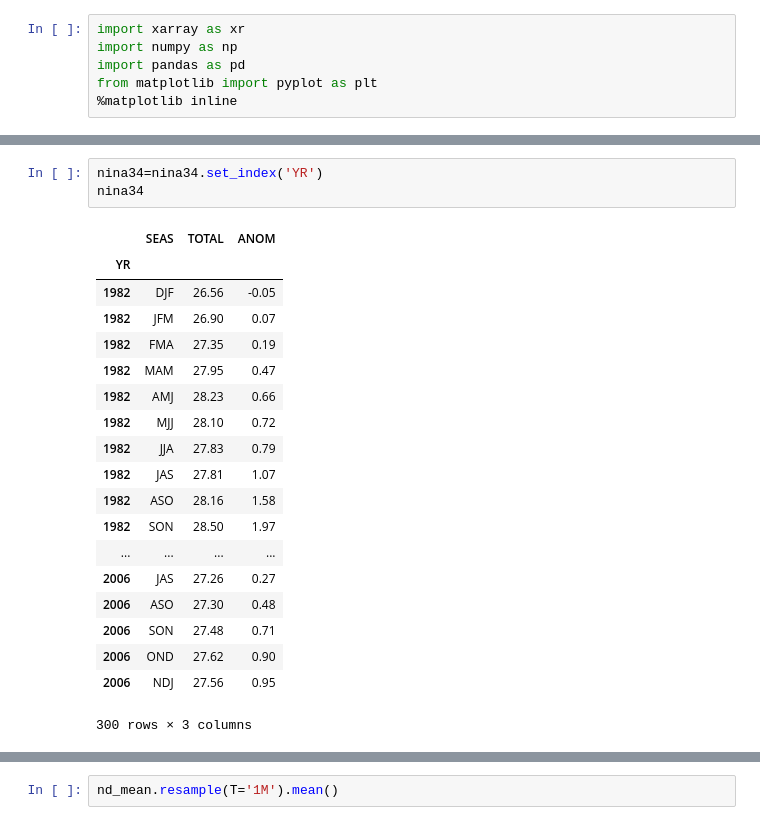
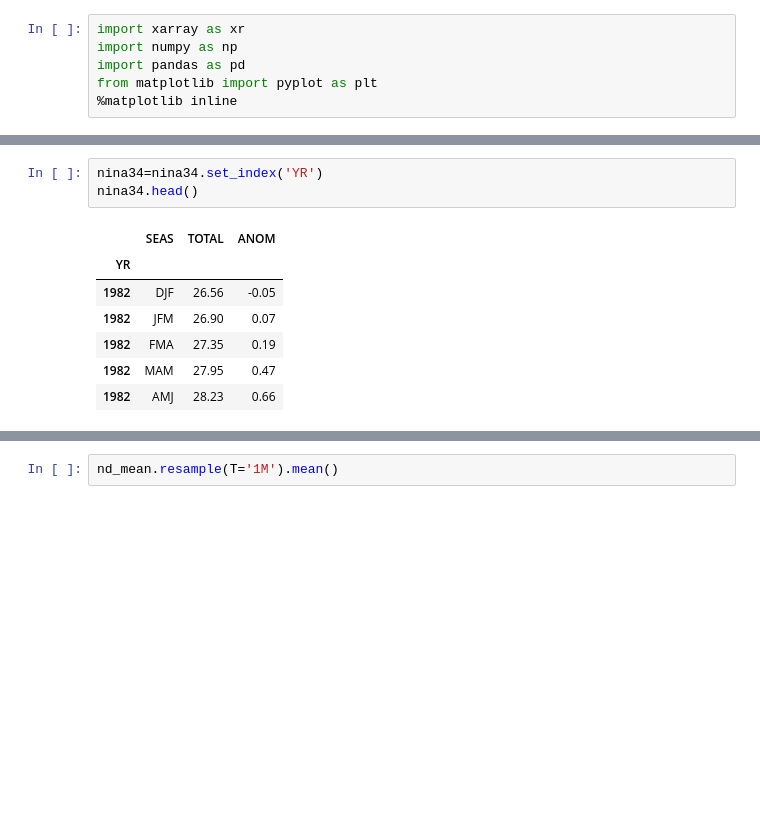
Before and after one commit to QidanW21/Final-project, a Jupyter notebook: pre_project.ipynb, the cells around one changed output, grey strips where cells are left out. Drawn from its saved outputs; the diff is of its cells as text; blank space fills up the shorter version.

```diff
--- a/pre_project.ipynb
+++ b/pre_project.ipynb
@@ -45,23 +111,11 @@ nina34
 # %%
 nina34=nina34.set_index('YR')
-nina34
+nina34.head()
 # %% [output]
 |  | SEAS | TOTAL | ANOM |
 | YR |  |  |  |
 | 1982 | DJF | 26.56 | -0.05 |
 | 1982 | JFM | 26.90 | 0.07 |
 | 1982 | FMA | 27.35 | 0.19 |
 | 1982 | MAM | 27.95 | 0.47 |
 | 1982 | AMJ | 28.23 | 0.66 |
-| 1982 | MJJ | 28.10 | 0.72 |
-| 1982 | JJA | 27.83 | 0.79 |
-| 1982 | JAS | 27.81 | 1.07 |
-| 1982 | ASO | 28.16 | 1.58 |
-| 1982 | SON | 28.50 | 1.97 |
-| ... | ... | ... | ... |
-| 2006 | JAS | 27.26 | 0.27 |
-| 2006 | ASO | 27.30 | 0.48 |
-| 2006 | SON | 27.48 | 0.71 |
-| 2006 | OND | 27.62 | 0.90 |
-| 2006 | NDJ | 27.56 | 0.95 |
-300 rows × 3 columns
```
Also changed, not shown: parts of 53 cells of this notebook.
